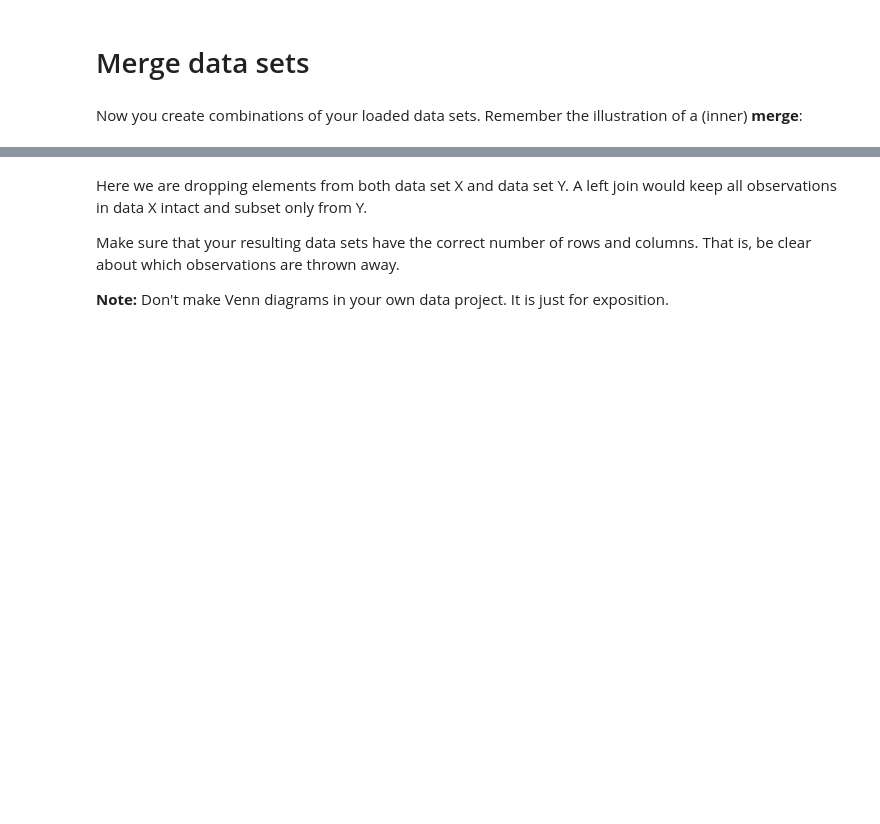
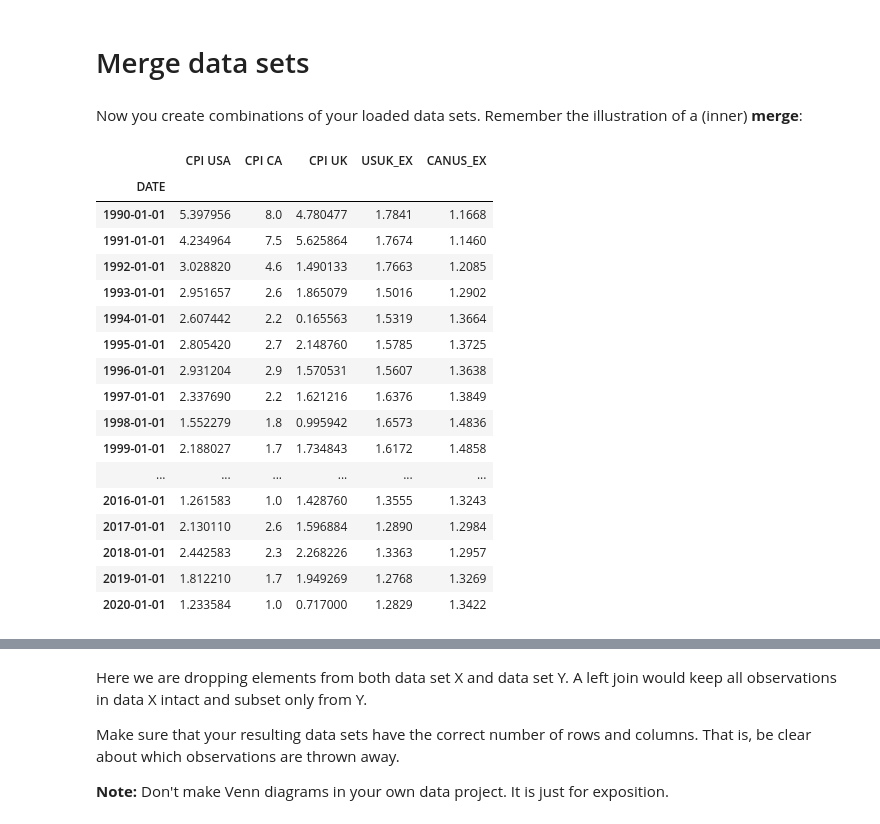
Before and after one commit to NumEconCopenhagen/projects-2024-kbh-herning, a Jupyter notebook: dataproject/dataproject.ipynb, the cells around one changed output, grey strips where cells are left out. Saved outputs shown, nothing was run; the diff lists cells and outputs as text; code cells hidden in the pictures; blank space fills up the shorter version.

```diff
--- a/dataproject/dataproject.ipynb
+++ b/dataproject/dataproject.ipynb
@@ -26,0 +93,4 @@ Import your data, either through an API or manually, and load it.
+# %%
+exchange = pandas_datareader.data.DataReader([EX_UK, EX_CAN], 'fred', start, end)
+exchange = exchange.rename(columns = {'AEXUSUK':'USUK_EX','AEXCAUS':'CAUS_EX'})
+exchange.head(31)
@@ -46,6 +149,29 @@ Explain what you see when moving elements of the interactive plot around.
 # Merge data sets
 # %% [markdown]
 Now you create combinations of your loaded data sets. Remember the illustration of a (inner) **merge**:
+# %%
+ppp = pd.merge(inflation, exchange, how = 'outer', on = ['DATE']);
+
+ppp.head(31)
+# %% [output]
+|  | CPI USA | CPI CA | CPI UK | USUK_EX | CANUS_EX |
+| DATE |  |  |  |  |  |
+| 1990-01-01 | 5.397956 | 8.0 | 4.780477 | 1.7841 | 1.1668 |
+| 1991-01-01 | 4.234964 | 7.5 | 5.625864 | 1.7674 | 1.1460 |
+| 1992-01-01 | 3.028820 | 4.6 | 1.490133 | 1.7663 | 1.2085 |
+| 1993-01-01 | 2.951657 | 2.6 | 1.865079 | 1.5016 | 1.2902 |
+| 1994-01-01 | 2.607442 | 2.2 | 0.165563 | 1.5319 | 1.3664 |
+| 1995-01-01 | 2.805420 | 2.7 | 2.148760 | 1.5785 | 1.3725 |
+| 1996-01-01 | 2.931204 | 2.9 | 1.570531 | 1.5607 | 1.3638 |
+| 1997-01-01 | 2.337690 | 2.2 | 1.621216 | 1.6376 | 1.3849 |
+| 1998-01-01 | 1.552279 | 1.8 | 0.995942 | 1.6573 | 1.4836 |
+| 1999-01-01 | 2.188027 | 1.7 | 1.734843 | 1.6172 | 1.4858 |
+| ... | ... | ... | ... | ... | ... |
+| 2016-01-01 | 1.261583 | 1.0 | 1.428760 | 1.3555 | 1.3243 |
+| 2017-01-01 | 2.130110 | 2.6 | 1.596884 | 1.2890 | 1.2984 |
+| 2018-01-01 | 2.442583 | 2.3 | 2.268226 | 1.3363 | 1.2957 |
+| 2019-01-01 | 1.812210 | 1.7 | 1.949269 | 1.2768 | 1.3269 |
+| 2020-01-01 | 1.233584 | 1.0 | 0.717000 | 1.2829 | 1.3422 |
 # %%
 plt.figure(figsize=(15,7))
 v = venn2(subsets = (4, 4, 10), set_labels = ('Data X', 'Data Y'))
```
Also changed, not shown: parts of 8 cells of this notebook.
